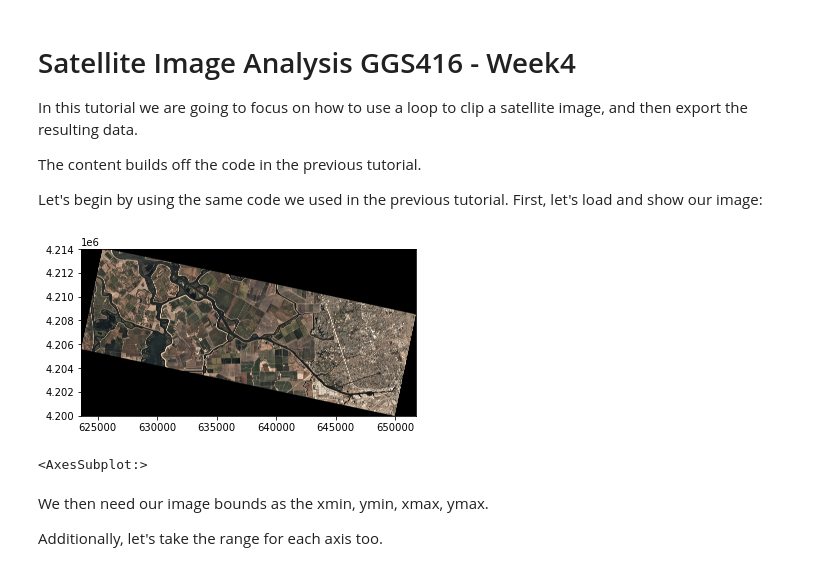
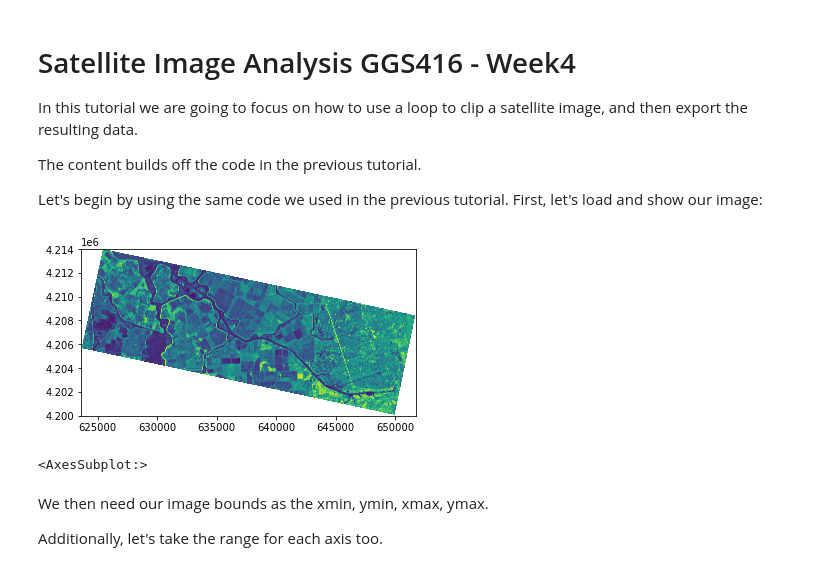
Before and after one commit to edwardoughton/satellite-image-analysis, a Jupyter notebook: notebooks/week6/6.03_clipping_via_loops.ipynb, the cells around one changed output. Drawn from its saved outputs; the diff is of its cells as text; code cells hidden in the pictures.

Commit message:
Edit path of figure

```diff
--- a/notebooks/week6/6.03_clipping_via_loops.ipynb
+++ b/notebooks/week6/6.03_clipping_via_loops.ipynb
@@ -11,21 +11,21 @@ Let's begin by using the same code we used in the previous tutorial. First, let'
 # %%
 import rasterio
 from matplotlib import pyplot as plt
 from rasterio.mask import mask
 
 # This notebook explores a single 4 band (blue, green, red, NIR) PlanetScope scene in a UTM projection.
-image_file = "../week4/20160831_180302_0e26_3B_Visual.tif"
+image_file = "../week3/20160831_180302_0e26_3B_Visual.tif"
 
 # Use Rasterio to open the image.
 my_image = rasterio.open(image_file)
 my_image
 
 # We can take a quick look using the rasterio.plot.show function
 # This is a matplotlib shortcut for visualizing the raster
 from rasterio.plot import show
 show(my_image)
 # %% [output]
-[figure, old version]
+[figure, new version]
 <AxesSubplot:>
 # %% [markdown]
 We then need our image bounds as the xmin, ymin, xmax, ymax.
```
Also changed, not shown: parts of 1 cell of this notebook, 1 other file.
